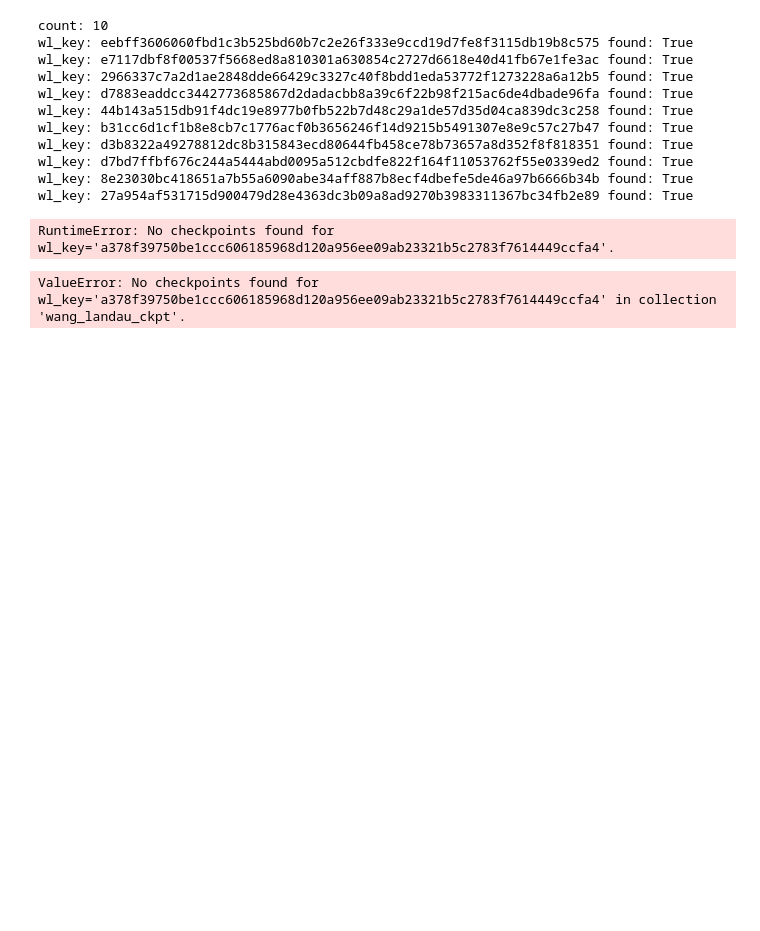
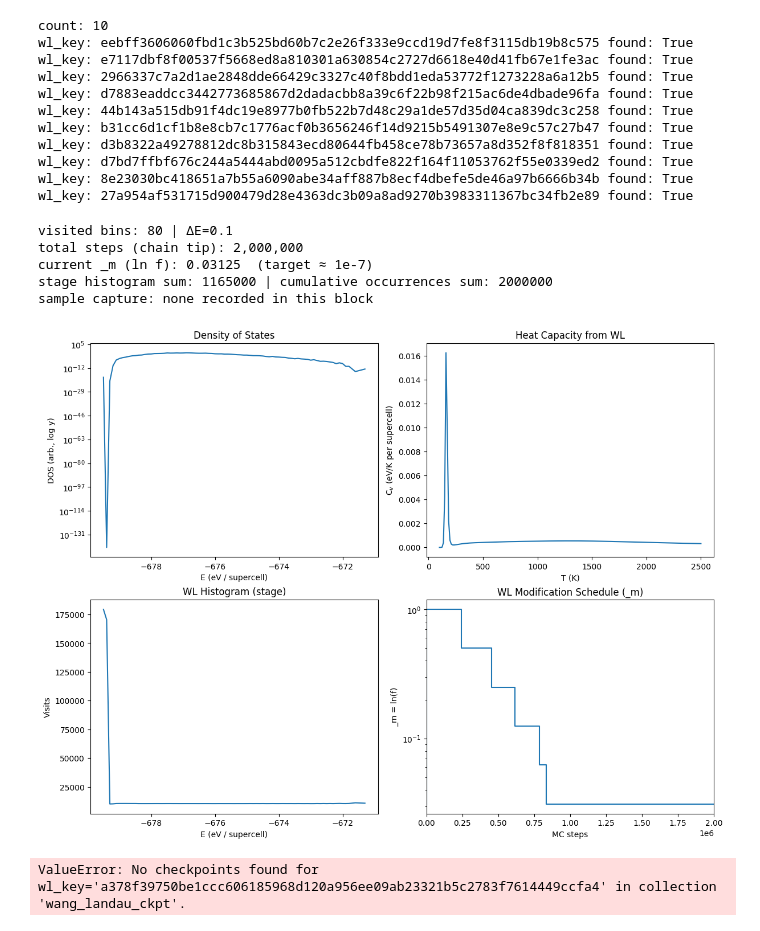
Before and after one commit to ColinBundschu/phase-edge, a Jupyter notebook: testing/visualize_wl.ipynb, the cells around one changed output. Drawn from its saved outputs; the diff is of its cells as text; code cells hidden in the pictures; blank space fills up the shorter version.

```diff
--- a/testing/visualize_wl.ipynb
+++ b/testing/visualize_wl.ipynb
@@ -33,7 +33,7 @@ import matplotlib.pyplot as plt
 from collections import defaultdict
 
 from phaseedge.sampling.wl_block_driver import fetch_wl_tip
-
+from phaseedge.storage.store import build_jobstore
 
 # ----------------------------- types ---------------------------------------
 
@@ -238,38 +238,43 @@ def analyze_wl_chain(wl_key: str) -> None:
     ax.set_xlabel("T (K)")
     ax.set_ylabel("C$_v$ (eV/K per supercell)")
     ax.set_title("Heat Capacity from WL")
 
     ax = axs[1, 0]
     y_visits = hist if hist.sum() > 0 else occ_all
     label = "Histogram (stage)" if y_visits is hist else "Occurrences (cumulative)"
     if y_visits.size:
         ax.plot(E, y_visits)
     ax.set_xlabel("E (eV / supercell)")
     ax.set_ylabel("Visits")
     ax.set_title(f"WL {label}")
 
     ax = axs[1, 1]
     right_x = max(int(steps_total), int(steps_m[-1]) if steps_m.size else 0)
     steps_m_ext, m_vals_ext = _extend_stair_to(steps_m, m_vals, right_x)
     ax.step(steps_m_ext, m_vals_ext, where="post")
     ax.set_xlim(0, right_x)
     ax.set_xlabel("MC steps")
     ax.set_ylabel("_m = ln(f)")
     ax.set_yscale('log')
     ax.set_title("WL Modification Schedule (_m)")
 
     plt.show()
 
 
 # ----------------------------- run ----------------------------------------
 
 # Replace with your WL key:
-# analyze_wl_chain("86faef5be3f2eacb173b482455f4a230366317640655494f4c4e90444a2771e7") # MgFeO2 3x3x3 refined 50:50
-analyze_wl_chain("8f505feb913665b3f3662d4f2a1a71eb3d20517a8e7fabdc294ec3377e354983") # MgAl2O4 2x2x2 unrefined
-# analyze_wl_chain("8b19e86833ba361b9d9e833331c8fc41bbd1e2ae98a750ff95d966c70ad56ffb") # ZnAl2O4 2x2x2 unrefined
-# analyze_wl_chain("cc5d9ecdceab00af670e1ed7fcc0e84a6e5eac756bc79c1c1579379bc4bffd71") # MgGa2O4 2x2x2 unrefined
+# analyze_wl_chain("") # MgFeO2 3x3x3 refined 50:50
+# analyze_wl_chain("") # MgAl2O4 2x2x2 refined
+analyze_wl_chain("4f43349d82a2462e1af28a44f11430df3cf0bfcb01509eadba060c5dfc69edf2") # MgGa2O4 2x2x2 refined
+analyze_wl_chain("80d8c390132405b8ba7a1bb775c35a50ef1fe4acbafd10c247fe3e20a643638c") # ZnAl2O4 2x2x2 refined
 # %% [output]
-RuntimeError: No checkpoints found for wl_key='a378f39750be1ccc606185968d120a956ee09ab23321b5c2783f7614449ccfa4'.
+visited bins: 80 | ΔE=0.1
+total steps (chain tip): 2,000,000
+current _m (ln f): 0.03125  (target ≈ 1e-7)
+stage histogram sum: 1165000 | cumulative occurrences sum: 2000000
+sample capture: none recorded in this block
+[figure, added]
 # %%
 from typing import Any, Mapping
 
```
Also changed, not shown: 17 other files.
